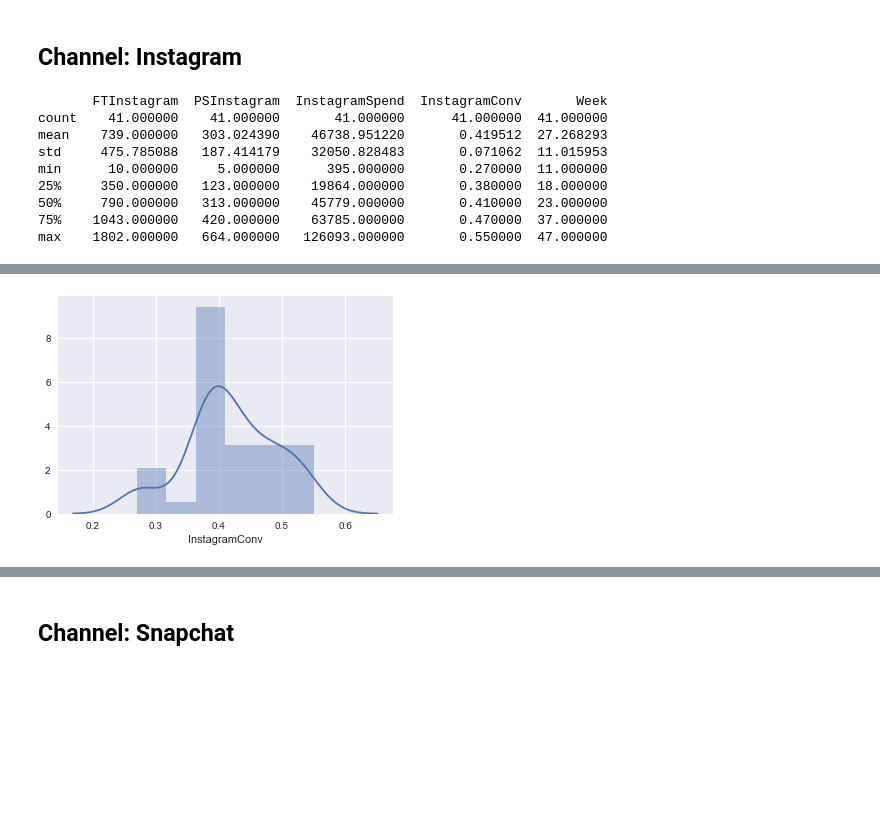
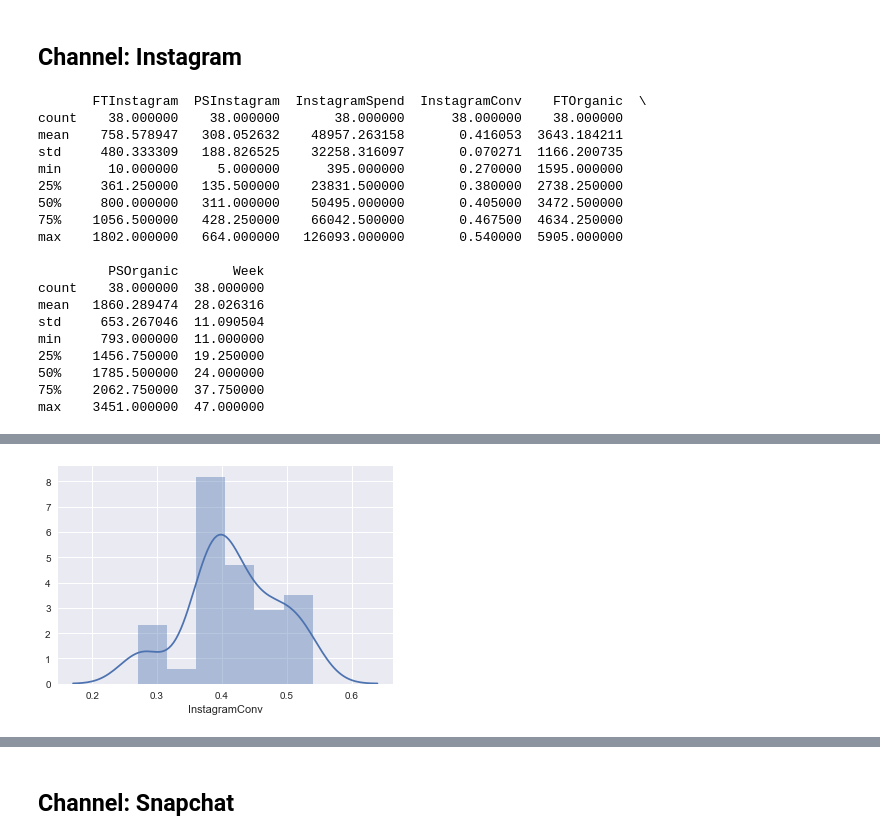
Before and after one commit to lingpossible/ling_datascience, a Jupyter notebook: projects/final-project/03-exploratory-analysis/final_03_LingLee.ipynb, the cells around one changed output, grey strips where cells are left out. Drawn from its saved outputs; the diff is of its cells as text; code cells hidden in the pictures; blank space fills up the shorter version.

```diff
--- a/projects/final-project/03-exploratory-analysis/final_03_LingLee.ipynb
+++ b/projects/final-project/03-exploratory-analysis/final_03_LingLee.ipynb
@@ -308,9 +465,10 @@ facebook_nonnull.plot(kind='scatter', x='FacebookSpend', y='PSFacebook', ax=axs[
 ## Channel: Instagram
 # %%
 # Create Instagram data frame. Exclude outliers and drop null.
-instagram_data = data.ix[:, ['FTInstagram', 'PSInstagram', 'InstagramSpend','InstagramConv', 'Week']]
+instagram_data = data.ix[:, ['FTInstagram', 'PSInstagram', 'InstagramSpend','InstagramConv', 'FTOrganic', 'PSOrganic','Week']]
 
 instagram_data= instagram_data.loc[instagram_data.FTInstagram < 2000]
+instagram_data= instagram_data.loc[instagram_data.FTOrganic < 6000]
 
 instagram_data.dropna()
 instagram_nonnull=instagram_data.dropna()
@@ -336,12 +494,22 @@ sns.plt.show()
 sns.boxplot(instagram_nonnull['InstagramConv'])
 sns.plt.show()
 # %% [output]
-       FTInstagram  PSInstagram  InstagramSpend  InstagramConv       Week
-count    41.000000    41.000000       41.000000      41.000000  41.000000
-mean    739.000000   303.024390    46738.951220       0.419512  27.268293
-std     475.785088   187.414179    32050.828483       0.071062  11.015953
-min      10.000000     5.000000      395.000000       0.270000  11.000000
-25%     350.000000   123.000000    19864.000000       0.380000  18.000000
-50%     790.000000   313.000000    45779.000000       0.410000  23.000000
-75%    1043.000000   420.000000    63785.000000       0.470000  37.000000
-max    1802.000000   664.000000   126093.000000       0.550000  47.000000
+       FTInstagram  PSInstagram  InstagramSpend  InstagramConv    FTOrganic  \
+count    38.000000    38.000000       38.000000      38.000000    38.000000
+mean    758.578947   308.052632    48957.263158       0.416053  3643.184211
+std     480.333309   188.826525    32258.316097       0.070271  1166.200735
+min      10.000000     5.000000      395.000000       0.270000  1595.000000
+25%     361.250000   135.500000    23831.500000       0.380000  2738.250000
+50%     800.000000   311.000000    50495.000000       0.405000  3472.500000
+75%    1056.500000   428.250000    66042.500000       0.467500  4634.250000
+max    1802.000000   664.000000   126093.000000       0.540000  5905.000000
+
+         PSOrganic       Week
+count    38.000000  38.000000
+mean   1860.289474  28.026316
+std     653.267046  11.090504
+min     793.000000  11.000000
+25%    1456.750000  19.250000
+50%    1785.500000  24.000000
+75%    2062.750000  37.750000
+max    3451.000000  47.000000
@@ -352 +520 @@ max    1802.000000   664.000000   126093.000000       0.550000  47.000000
-[figure, old version]
+[figure, new version]
```
Also changed, not shown: parts of 52 cells of this notebook, 1 other file.
